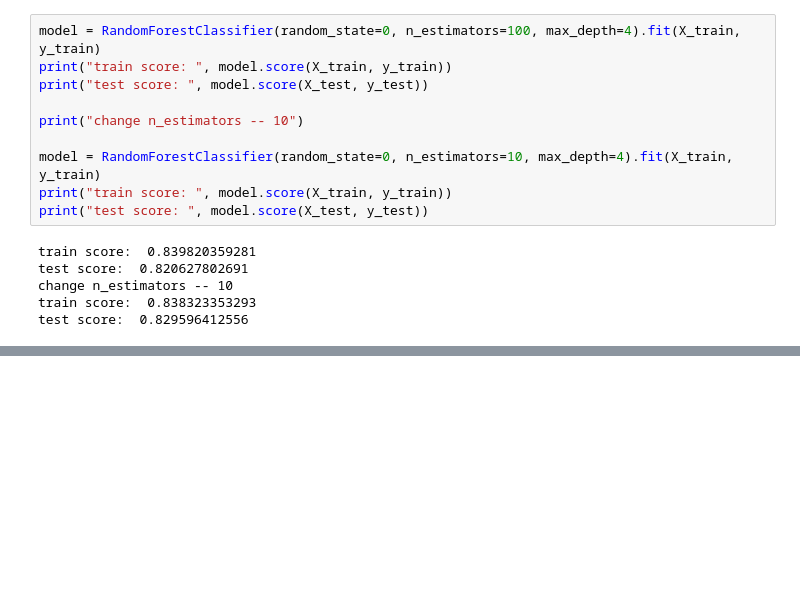
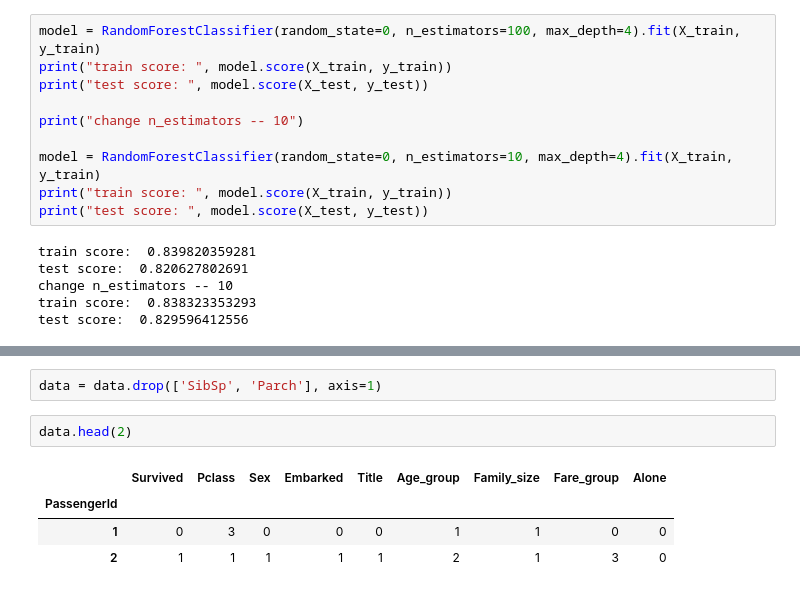
Before and after one commit to petarivanovv9/Machine-Learning-Course-FMI, a Jupyter notebook: titanic-exercise.ipynb, the cells around one changed output, grey strips where cells are left out. Drawn from its saved outputs; the diff is of its cells as text; blank space fills up the shorter version.

```diff
--- a/titanic-exercise.ipynb
+++ b/titanic-exercise.ipynb
@@ -501,0 +509,9 @@ test score:  0.829596412556
+# %%
+data = data.drop(['SibSp', 'Parch'], axis=1)
+# %%
+data.head(2)
+# %% [output]
+|  | Survived | Pclass | Sex | Embarked | Title | Age_group | Family_size | Fare_group | Alone |
+| PassengerId |  |  |  |  |  |  |  |  |  |
+| 1 | 0 | 3 | 0 | 0 | 0 | 1 | 1 | 0 | 0 |
+| 2 | 1 | 1 | 1 | 1 | 1 | 2 | 1 | 3 | 0 |
```
Also changed, not shown: parts of 5 cells of this notebook.
